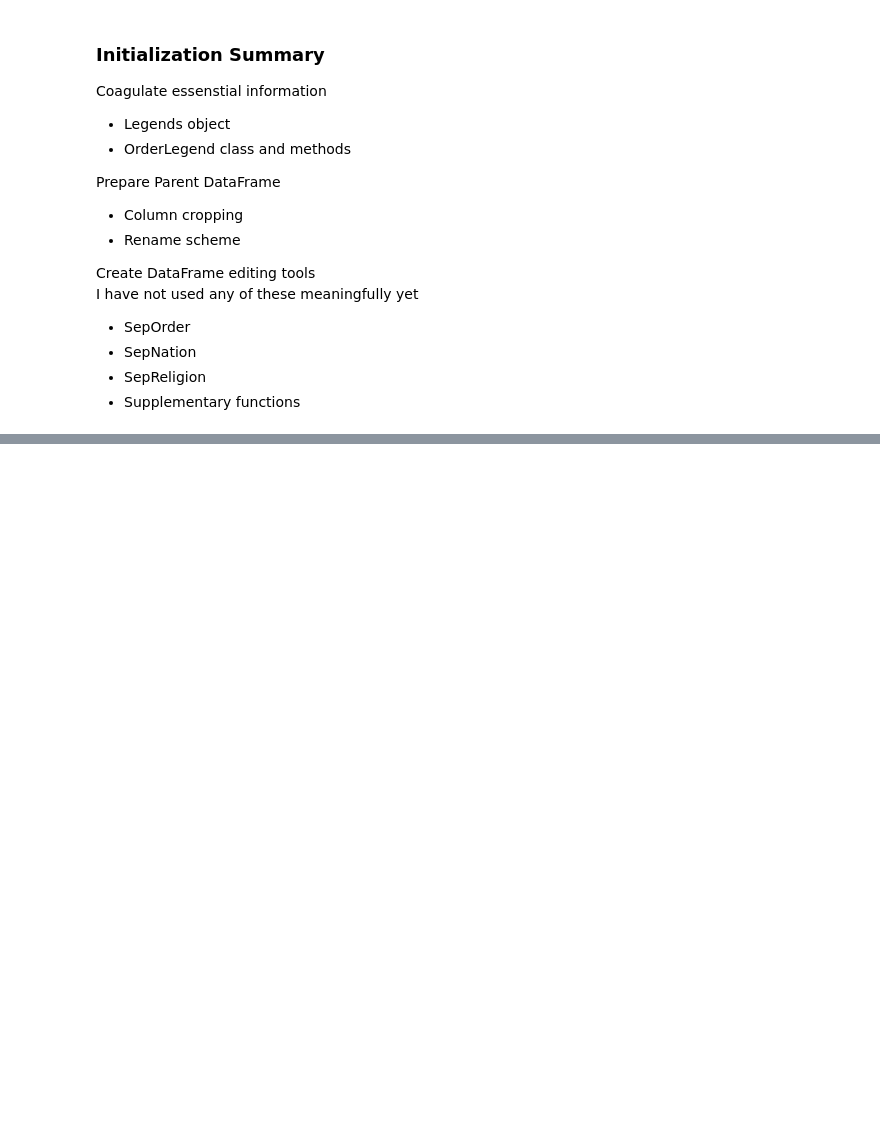
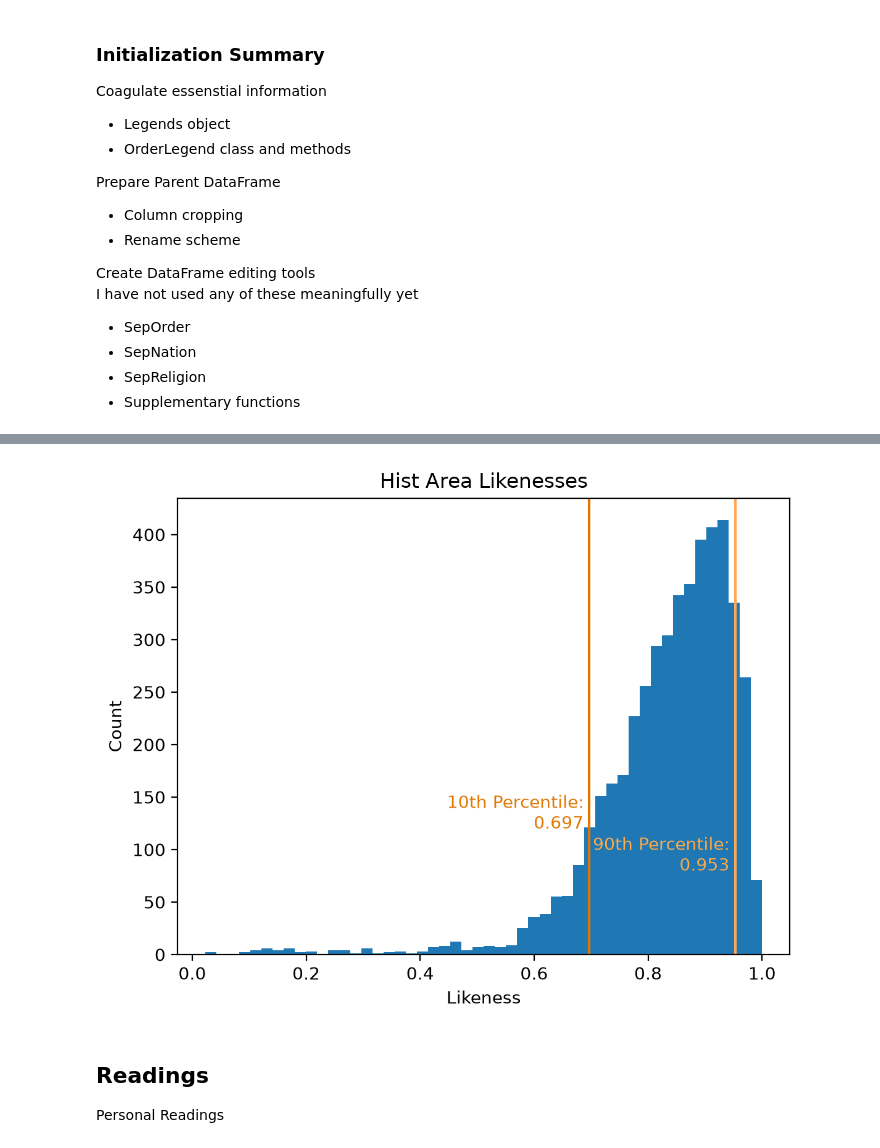
Before and after one commit to EvansOMalley/Personal-Project-Summer-2026, a Jupyter notebook: summer_2026.ipynb, the cells around one changed output, grey strips where cells are left out. Drawn from its saved outputs; the diff is of its cells as text; code cells hidden in the pictures; blank space fills up the shorter version.

```diff
--- a/summer_2026.ipynb
+++ b/summer_2026.ipynb
@@ -436,14 +449,12 @@ def compare_hist_areas(col: pd.Series, ref_idx = 0):
 # %%
-pv_nation = pd.DataFrame()
+hist_areas_df = pd.DataFrame()
 for r in range(16):
     df_r = gb_nation.apply(compare_hist_areas, ref_idx = r).iloc[r:]
     ref_country = gb_nation.index.get_level_values(0).drop_duplicates()[r]
     df_r.index = pd.MultiIndex.from_arrays(
-                   np.stack((np.array([ref_country] * (16-r)),
-                             df_r.index.to_numpy())))
-    pv_nation = pd.concat((pv_nation, df_r))
+                     np.stack((
+                         np.array([ref_country] * (16-r)),
+                         df_r.index.to_numpy()
+                 )))
 
-pv_nation.reset_index(inplace = True)
-pv_nation.rename({"level_0" : "CTY A",
-                  "level_1" : "CTY B"},
-                 axis = 1, inplace = True)
+    hist_areas_df = pd.concat((hist_areas_df, df_r))
@@ -471,0 +461,36 @@ pd.pivot_table(pv_nation.melt(id_vars = ["CTY A", "CTY B"]),
+# %%
+comparisons = np.ravel(
+                  hist_areas_df.loc[hist_areas_df.apply(
+                      lambda x: any(x < 0.99), axis = 1
+                  )].to_numpy()
+              )
+
+unlike_lim = np.percentile(comparisons, 10)
+alike_lim = np.percentile(comparisons, 90)
+# %%
+HAfig, HAax = plt.subplots()
+HAax.set_ylabel("Count")
+HAax.set_xlabel("Likeness")
+HAax.set_title("Hist Area Likenesses")
+HAax.hist(comparisons, bins = 50)
+HAax.axis = ((0, 1, 0, 450))
+
+HAax.text(unlike_lim - 0.01, 120,
+         f"10th Percentile:\n{np.round(unlike_lim, 3)}",
+         horizontalalignment = "right",
+         color = "xkcd:pumpkin"
+        )
+HAax.text(alike_lim - 0.01, 80,
+         f"90th Percentile:\n{np.round(alike_lim, 3)}",
+         horizontalalignment = "right",
+         color = "xkcd:light orange"
+        )
+HAax.axvline(unlike_lim, color = "xkcd:pumpkin")
+HAax.axvline(alike_lim, color = "xkcd:pale orange")
+
+HAfig.set_dpi(200)
+# %% [output]
+[figure, added]
+# %% [markdown]
+## Readings
+Personal Readings
```
Also changed, not shown: parts of 21 cells of this notebook.
